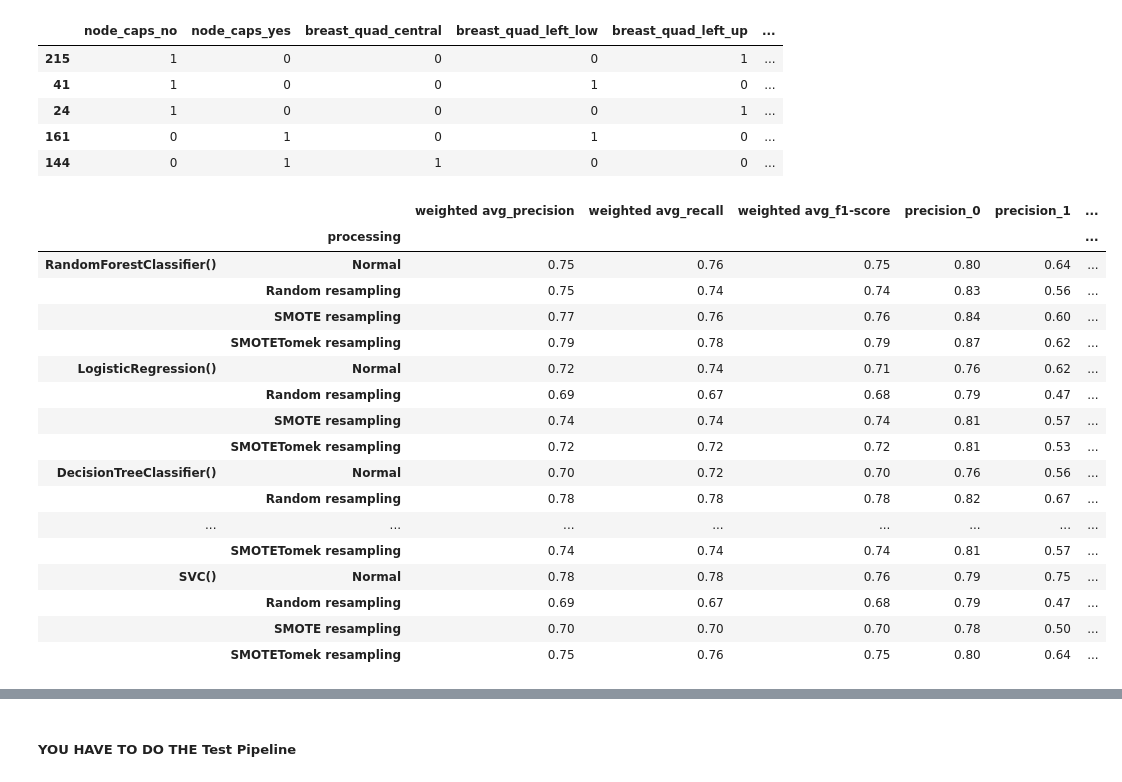
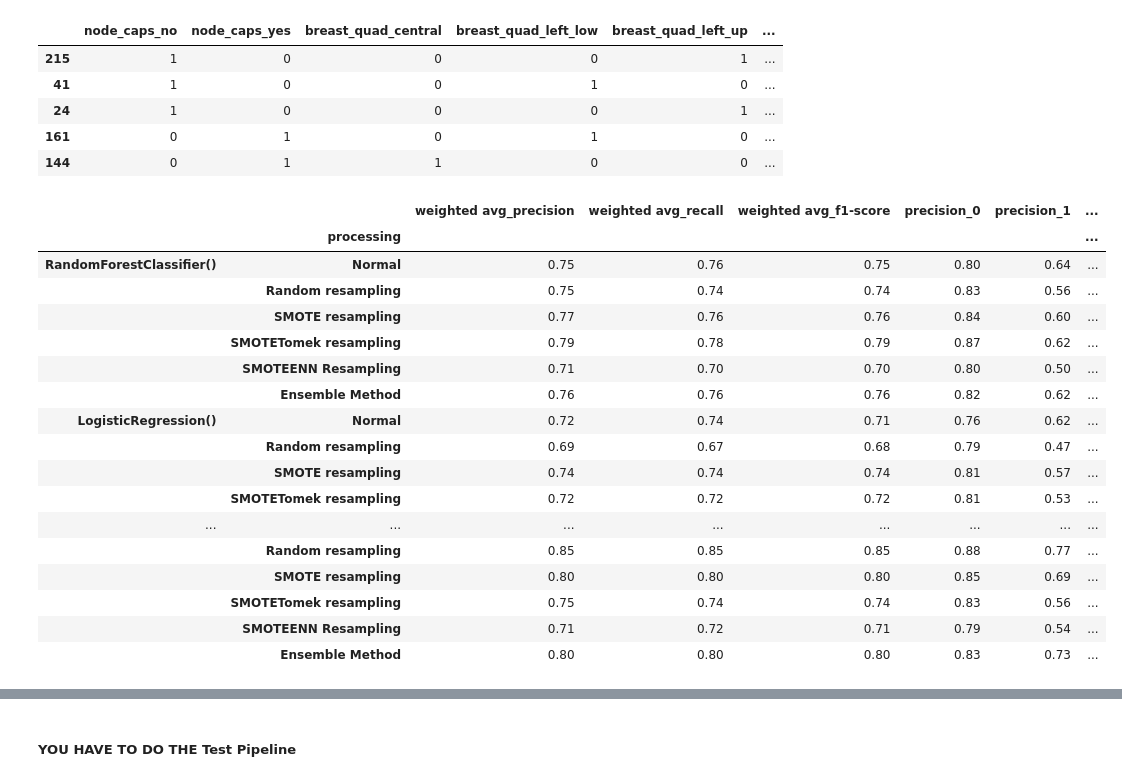
Before and after one commit to daniocionini/Prediction-Model-Breast-Cancer-Recurrence, a Jupyter notebook: model_prediction_recurrence_breast_cancer.ipynb, the cells around one changed output, grey strips where cells are left out. Saved outputs shown, nothing was run; the diff lists cells and outputs as text; code cells hidden in the pictures.

```diff
--- a/model_prediction_recurrence_breast_cancer.ipynb
+++ b/model_prediction_recurrence_breast_cancer.ipynb
@@ -155,5 +164,7 @@ def smotetomek(model, X_train, y_train, X_test, y_test):
 # %%
-models = [RandomForestClassifier(), LogisticRegression(), DecisionTreeClassifier(), KNeighborsClassifier(n_neighbors=5), SVC(kernel='linear', probability=True)]
+voting_clf = VotingClassifier(estimators=[('rfc', RandomForestClassifier()), ('knn', KNeighborsClassifier(n_neighbors=5))], voting='soft')
+
+models = [RandomForestClassifier(), LogisticRegression(), DecisionTreeClassifier(), KNeighborsClassifier(n_neighbors=5), SVC(kernel='linear', probability=True), voting_clf]
 
 dfs = []
 for model in models:
@@ -161,73 +172,80 @@ for model in models:
     _, report2 = resampling(model, X_train_eval, y_train_eval, X_eval, y_eval)
     _, report3 = smote(model, X_train_eval, y_train_eval, X_eval, y_eval)
     _, report4 = smotetomek(model, X_train_eval, y_train_eval, X_eval, y_eval)
+    _, report5 = smoteenn(model, X_train_eval, y_train_eval, X_eval, y_eval)
+    _, report6 = ensemble(model, X_train_eval, y_train_eval, X_eval, y_eval)
 
     df = pd.DataFrame({
-        'processing': ['Normal', 'Random resampling', 'SMOTE resampling', 'SMOTETomek resampling'],
-        'weighted avg_precision': [report1['weighted avg']['precision'], report2['weighted avg']['precision'], report3['weighted avg']['precision'], report4['weighted avg']['precision']],
-        'weighted avg_recall': [report1['weighted avg']['recall'], report2['weighted avg']['recall'], report3['weighted avg']['recall'], report4['weighted avg']['recall']],
-        'weighted avg_f1-score': [report1['weighted avg']['f1-score'], report2['weighted avg']['f1-score'], report3['weighted avg']['f1-score'], report4['weighted avg']['f1-score']],
-        'precision_0': [report1['0']['precision'], report2['0']['precision'], report3['0']['precision'], report4['0']['precision']],
-        'precision_1': [report1['1']['precision'], report2['1']['precision'], report3['1']['precision'], report4['1']['precision']],
-        'recall_0': [report1['0']['recall'], report2['0']['recall'], report3['0']['recall'], report4['0']['recall']],
-        'recall_1': [report1['1']['recall'], report2['1']['recall'], report3['1']['recall'], report4['1']['recall']],
-        'f1-score_0': [report1['0']['f1-score'], report2['0']['f1-score'], report3['0']['f1-score'], report4['0']['f1-score']],
-        'f1-score_1': [report1['1']['f1-score'], report2['1']['f1-score'], report3['1']['f1-score'], report4['1']['f1-score']],
-        'support_0': [report1['0']['support'], report2['0']['support'], report3['0']['support'], report4['0']['support']],
-        'support_1': [report1['1']['support'], report2['1']['support'], report3['1']['support'], report4['1']['support']]
+        'processing': ['Normal', 'Random resampling', 'SMOTE resampling', 'SMOTETomek resampling', 'SMOTEENN Resampling', 'Ensemble Method'],
+        'weighted avg_precision': [report1['weighted avg']['precision'], report2['weighted avg']['precision'], report3['weighted avg']['precision'], report4['weighted avg']['precision'], report5['weighted avg']['precision'], report6['weighted avg']['precision']],
+        'weighted avg_recall': [report1['weighted avg']['recall'], report2['weighted avg']['recall'], report3['weighted avg']['recall'], report4['weighted avg']['recall'], report5['weighted avg']['recall'], report6['weighted avg']['recall']],
+        'weighted avg_f1-score': [report1['weighted avg']['f1-score'], report2['weighted avg']['f1-score'], report3['weighted avg']['f1-score'], report4['weighted avg']['f1-score'], report5['weighted avg']['f1-score'], report6['weighted avg']['f1-score']],
+        'precision_0': [report1['0']['precision'], report2['0']['precision'], report3['0']['precision'], report4['0']['precision'], report5['0']['precision'], report6['0']['precision']],
+        'precision_1': [report1['1']['precision'], report2['1']['precision'], report3['1']['precision'], report4['1']['precision'], report5['1']['precision'], report6['1']['precision']],
+        'recall_0': [report1['0']['recall'], report2['0']['recall'], report3['0']['recall'], report4['0']['recall'], report5['0']['recall'], report6['0']['recall']],
+        'recall_1': [report1['1']['recall'], report2['1']['recall'], report3['1']['recall'], report4['1']['recall'], report5['1']['recall'], report6['1']['recall']],
+        'f1-score_0': [report1['0']['f1-score'], report2['0']['f1-score'], report3['0']['f1-score'], report4['0']['f1-score'], report5['0']['f1-score'], report6['0']['f1-score']],
+        'f1-score_1': [report1['1']['f1-score'], report2['1']['f1-score'], report3['1']['f1-score'], report4['1']['f1-score'], report5['1']['f1-score'], report6['1']['f1-score']],
+        'support_0': [report1['0']['support'], report2['0']['support'], report3['0']['support'], report4['0']['support'], report5['0']['support'], report6['0']['support']],
+        'support_1': [report1['1']['support'], report2['1']['support'], report3['1']['support'], report4['1']['support'], report5['1']['support'], report6['1']['support']]
     })
 
     df = df.set_index('processing')
     dfs.append(df)
 
+
+
+
+
 # Concatenate all DataFrames
 result = pd.concat(dfs, keys=[str(i) for i in range(len(dfs))])
 result = result.round(2)
 
-new_labels = {'0': 'RandomForestClassifier()', '1': 'LogisticRegression()', '2': 'DecisionTreeClassifier()', '3': 'KNeighborsClassifier()', '4': 'SVC()'}
+new_labels = {'0': 'RandomForestClassifier()', '1': 'LogisticRegression()', '2': 'DecisionTreeClassifier()', '3': 'KNeighborsClassifier()', '4': 'SVC()', '5': 'Voting Classifier'}
 
 # Rename the index labels using the dictionary
 result = result.rename(index=new_labels)
+
 
 
 format_dict = {
     'weighted avg_precision': '{:.2f}',
     'weighted avg_recall': '{:.2f}',
     'weighted avg_f1-score': '{:.2f}',
     'precision_0': '{:.2f}',
     'precision_1': '{:.2f}',
     'recall_0': '{:.2f}',
     'recall_1': '{:.2f}',
     'f1-score_0': '{:.2f}',
     'f1-score_1': '{:.2f}',
 }
 
 for col in ['support_0', 'support_1']:
     format_dict[col] = '{}'
 
 # Highlight the maximum value in dark green for each "weighted avg_f1-score" column across all DataFrames
 max_f1 = result['weighted avg_f1-score'].max()
 min_f1 = result['weighted avg_f1-score'].min()
 highlighted = result.style.apply(lambda x: ['background-color: darkgreen; color: white;' if val >= max_f1 and val == x['weighted avg_f1-score'] else 'background-color: red; color: white;' if val <= min_f1 and val == x['weighted avg_f1-score'] else '' for val in x], axis=1).format(format_dict)
 
 
 highlighted
 # %% [output]
 |  |  | weighted avg_precision | weighted avg_recall | weighted avg_f1-score | precision_0 | precision_1 | ... |
 |  | processing |  |  |  |  |  | ... |
 | RandomForestClassifier() | Normal | 0.75 | 0.76 | 0.75 | 0.80 | 0.64 | ... |
 |  | Random resampling | 0.75 | 0.74 | 0.74 | 0.83 | 0.56 | ... |
 |  | SMOTE resampling | 0.77 | 0.76 | 0.76 | 0.84 | 0.60 | ... |
 |  | SMOTETomek resampling | 0.79 | 0.78 | 0.79 | 0.87 | 0.62 | ... |
+|  | SMOTEENN Resampling | 0.71 | 0.70 | 0.70 | 0.80 | 0.50 | ... |
+|  | Ensemble Method | 0.76 | 0.76 | 0.76 | 0.82 | 0.62 | ... |
 | LogisticRegression() | Normal | 0.72 | 0.74 | 0.71 | 0.76 | 0.62 | ... |
 |  | Random resampling | 0.69 | 0.67 | 0.68 | 0.79 | 0.47 | ... |
 |  | SMOTE resampling | 0.74 | 0.74 | 0.74 | 0.81 | 0.57 | ... |
 |  | SMOTETomek resampling | 0.72 | 0.72 | 0.72 | 0.81 | 0.53 | ... |
-| DecisionTreeClassifier() | Normal | 0.70 | 0.72 | 0.70 | 0.76 | 0.56 | ... |
-|  | Random resampling | 0.78 | 0.78 | 0.78 | 0.82 | 0.67 | ... |
 | ... | ... | ... | ... | ... | ... | ... | ... |
-|  | SMOTETomek resampling | 0.74 | 0.74 | 0.74 | 0.81 | 0.57 | ... |
-| SVC() | Normal | 0.78 | 0.78 | 0.76 | 0.79 | 0.75 | ... |
-|  | Random resampling | 0.69 | 0.67 | 0.68 | 0.79 | 0.47 | ... |
-|  | SMOTE resampling | 0.70 | 0.70 | 0.70 | 0.78 | 0.50 | ... |
-|  | SMOTETomek resampling | 0.75 | 0.76 | 0.75 | 0.80 | 0.64 | ... |
+|  | Random resampling | 0.85 | 0.85 | 0.85 | 0.88 | 0.77 | ... |
+|  | SMOTE resampling | 0.80 | 0.80 | 0.80 | 0.85 | 0.69 | ... |
+|  | SMOTETomek resampling | 0.75 | 0.74 | 0.74 | 0.83 | 0.56 | ... |
+|  | SMOTEENN Resampling | 0.71 | 0.72 | 0.71 | 0.79 | 0.54 | ... |
+|  | Ensemble Method | 0.80 | 0.80 | 0.80 | 0.83 | 0.73 | ... |
```
Also changed, not shown: parts of 15 cells of this notebook.
